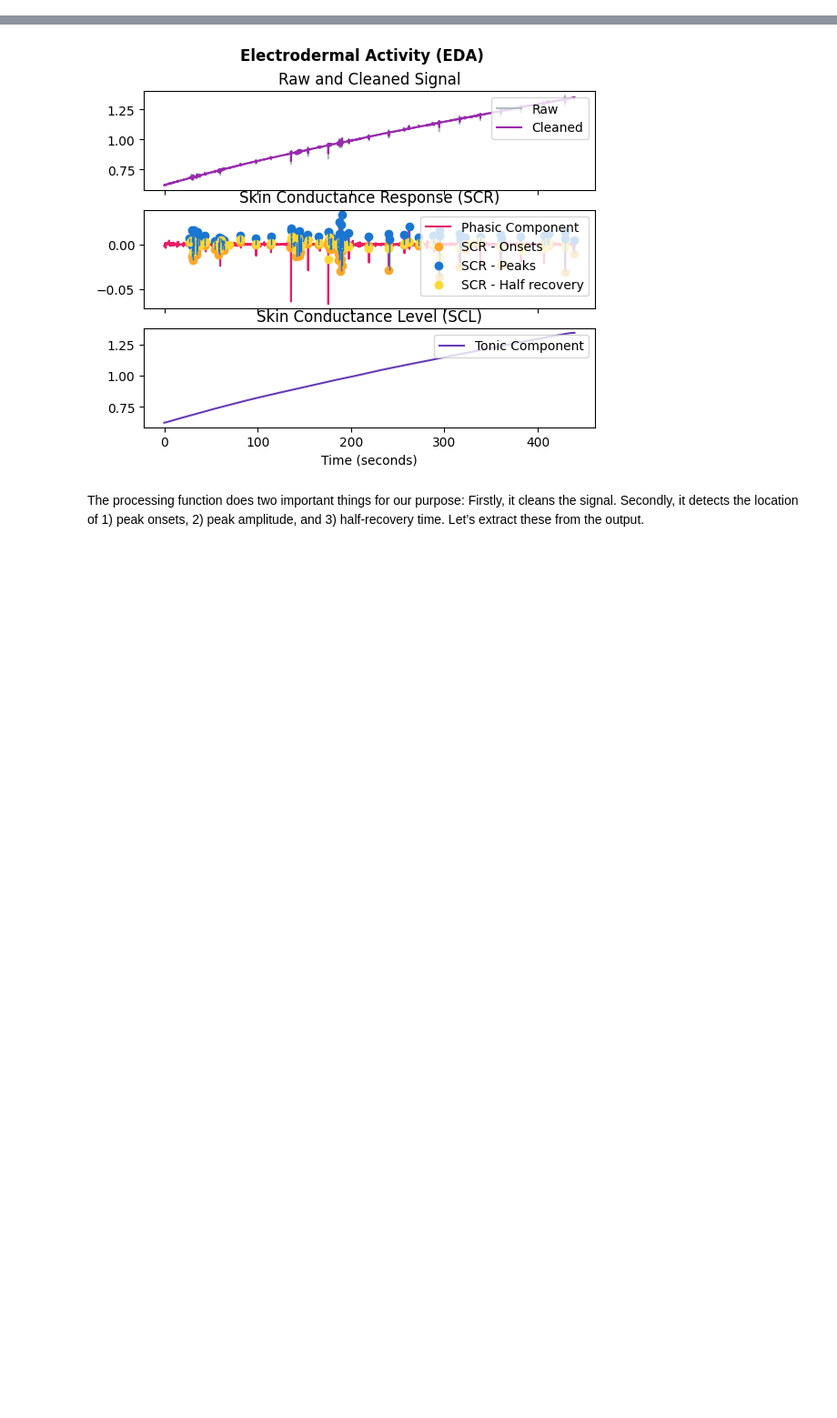
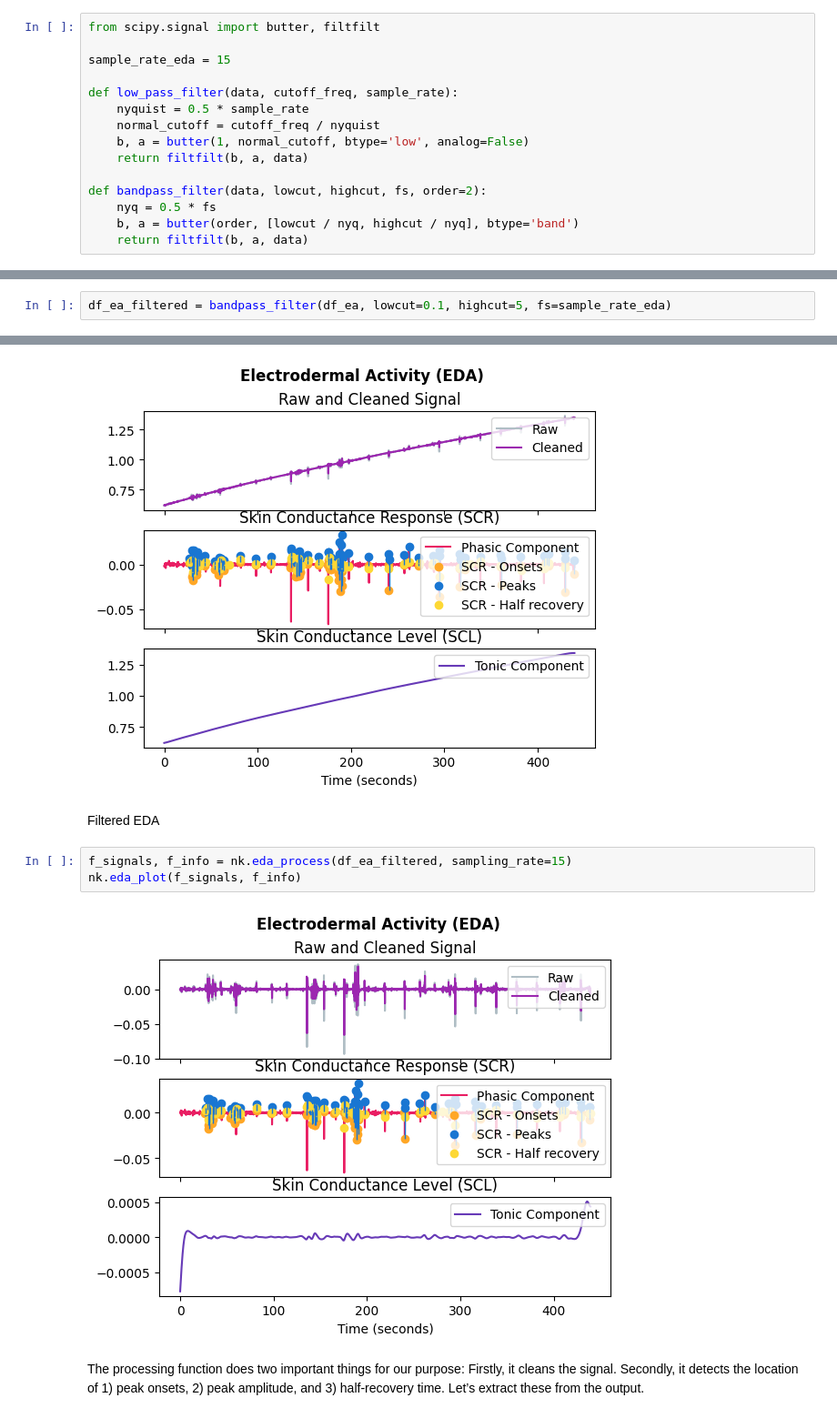
Before and after one commit to omshreya-s/URV, a Jupyter notebook: nk_processing.ipynb, the cells around one changed output, grey strips where cells are left out. Shown at 91% size. Cells and saved outputs as stored; diff of their text form; blank space fills up the shorter version.

```diff
--- a/nk_processing.ipynb
+++ b/nk_processing.ipynb
@@ -15,0 +19,15 @@ df_ea = df["EA"]
+# %%
+from scipy.signal import butter, filtfilt
+
+sample_rate_eda = 15
+
+def low_pass_filter(data, cutoff_freq, sample_rate):
+    nyquist = 0.5 * sample_rate
+    normal_cutoff = cutoff_freq / nyquist
+    b, a = butter(1, normal_cutoff, btype='low', analog=False)
+    return filtfilt(b, a, data)
+
+def bandpass_filter(data, lowcut, highcut, fs, order=2):
+    nyq = 0.5 * fs
+    b, a = butter(order, [lowcut / nyq, highcut / nyq], btype='band')
+    return filtfilt(b, a, data)
@@ -16,3 +36,5 @@ df_ea = df["EA"]
+# %%
+df_ea_filtered = bandpass_filter(df_ea, lowcut=0.1, highcut=5, fs=sample_rate_eda)
 # %% [markdown]
 Obtain basic EDA plot
 # %%
@@ -22,6 +44,13 @@ signals, info = nk.eda_process(df_ea, sampling_rate=15)
 plt = nk.eda_plot(signals, info)
 # %% [output]
 [figure]
+# %% [markdown]
+Filtered EDA
+# %%
+f_signals, f_info = nk.eda_process(df_ea_filtered, sampling_rate=15)
+nk.eda_plot(f_signals, f_info)
+# %% [output]
+[figure, added]
 # %% [markdown]
 The processing function does two important things for our purpose: Firstly, it cleans the signal. Secondly, it detects the location of 1) peak onsets, 2) peak amplitude, and 3) half-recovery time. Let’s extract these from the output.
 # %%
```
Also changed, not shown: parts of 3 cells of this notebook.
